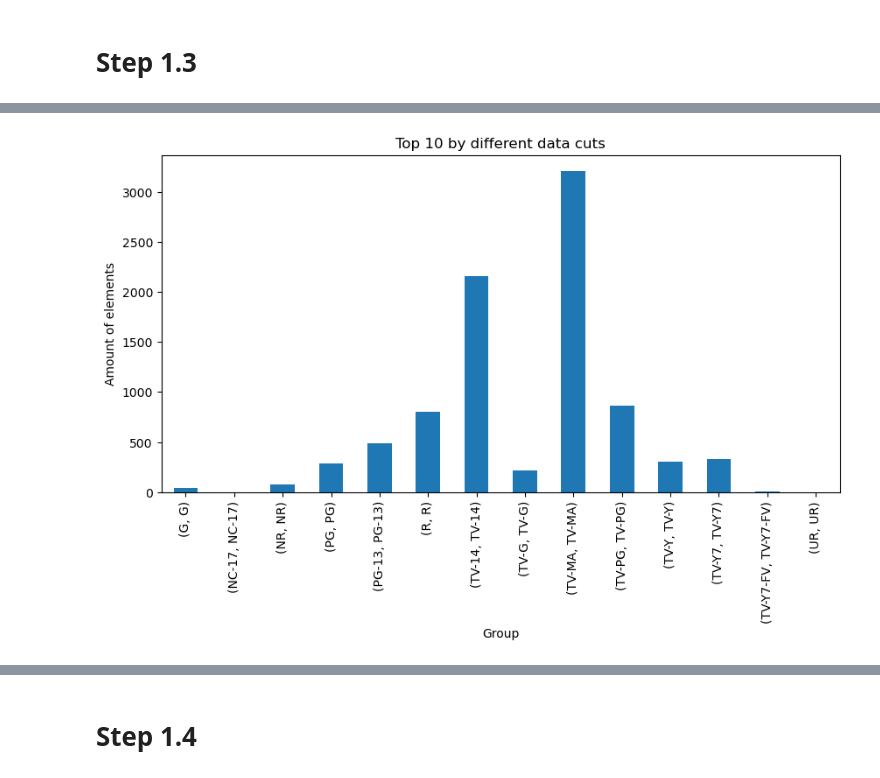
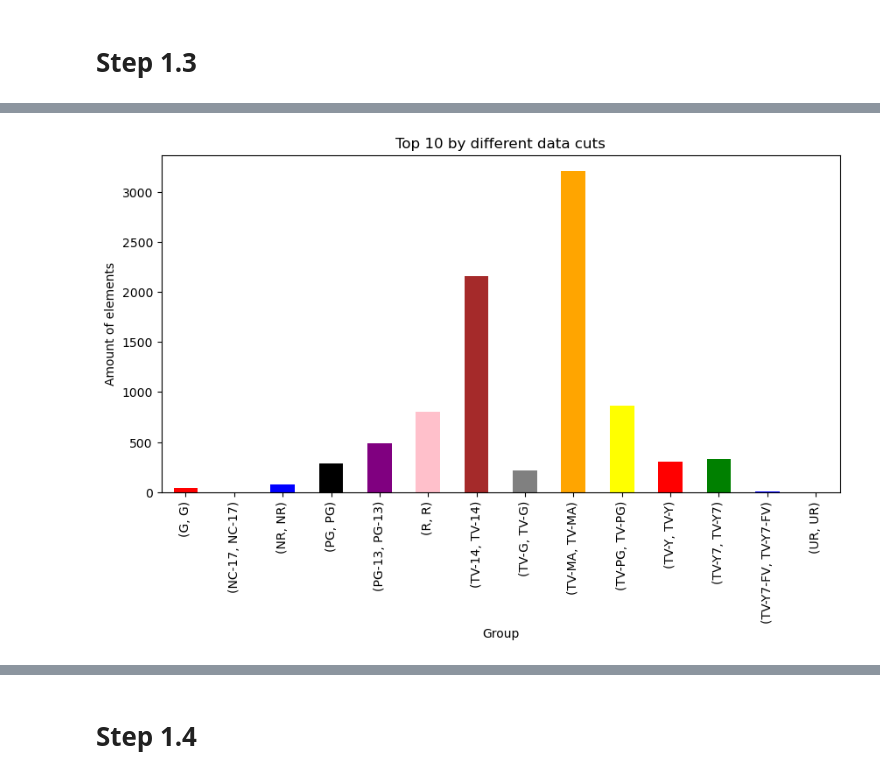
Before and after one commit to DanielXV1/Project-DataBase, a Jupyter notebook: project-database.ipynb, the cells around one changed output, grey strips where cells are left out. Saved outputs shown, nothing was run; the diff lists cells and outputs as text; code cells hidden in the pictures.

```diff
--- a/project-database.ipynb
+++ b/project-database.ipynb
@@ -254,28 +256,29 @@ dtype: int64
 # %%
 # b) top 10 for data slicing and plotting
 
 # library call
 import pandas as pd
 import matplotlib.pyplot as plt
 
 # Загрузка данных из файла в DataFrame
 df = pd.read_csv('/kaggle/input/netflix-data-cleaning-analysis-and-visualization/netflix1.csv')
 
 # Группировка данных и подсчет количества элементов в каждой группе
 grouped_data = df.groupby(['rating'])['show_id'].count()
 
 # Получение топ-10 значений по каждой группе
 top_10 = grouped_data.groupby(level=0).nlargest(10)
 
 # Вывод графика
+colors = ['red', 'green', 'blue', 'black', 'purple', 'pink', 'brown', 'gray', 'orange', 'yellow']
 plt.figure(figsize=(10,5))
-top_10.plot(kind='bar')
+top_10.plot(kind='bar', color=colors)
 plt.title('Top 10 by different data cuts')
 plt.xlabel('Group')
 plt.ylabel('Amount of elements')
 plt.show()
 # %% [output]
-[figure, old version]
+[figure, new version]
 # %%
 # b)addition) top 2 for data slicing and plotting
 
```
Also changed, not shown: parts of 4 cells of this notebook.
